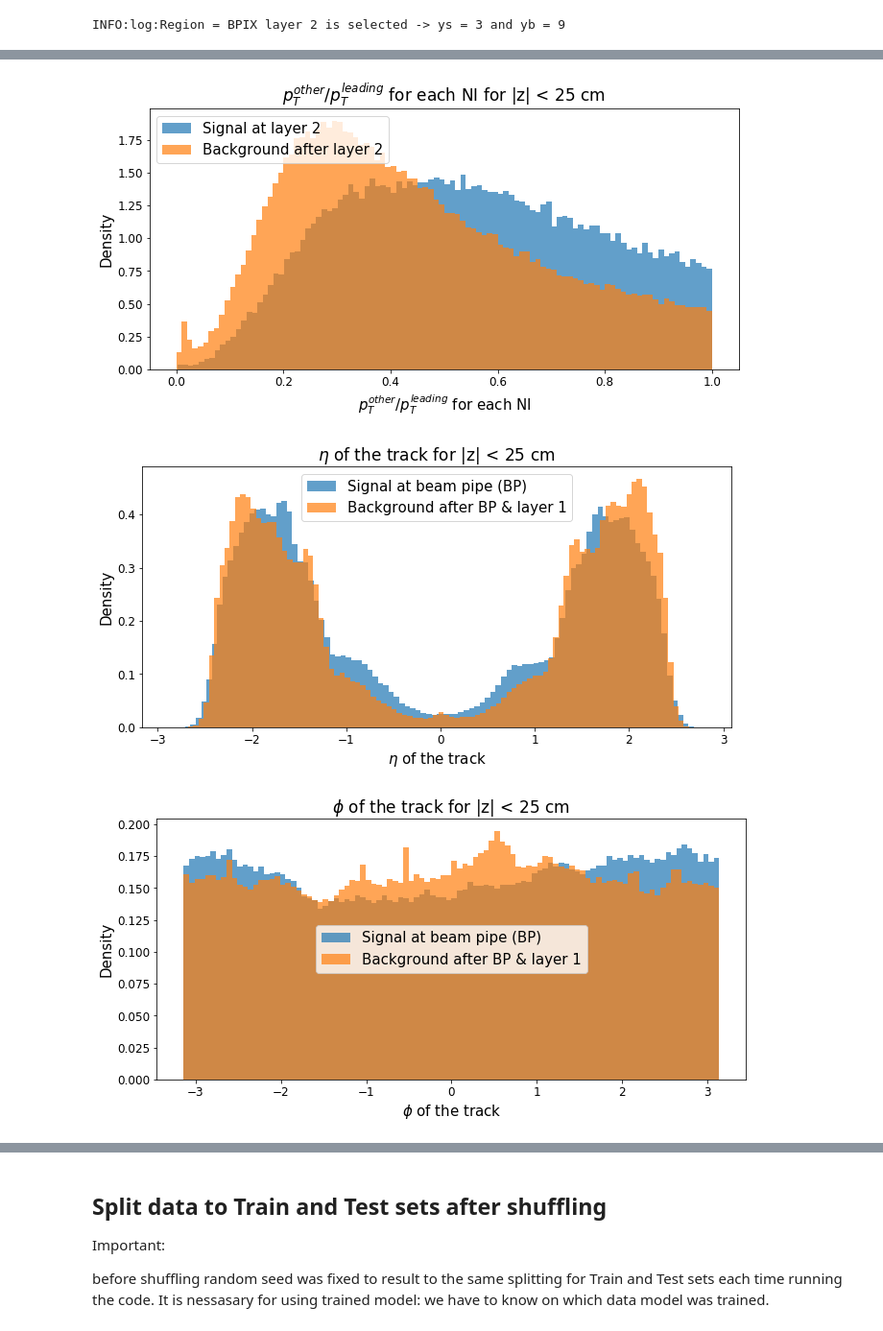
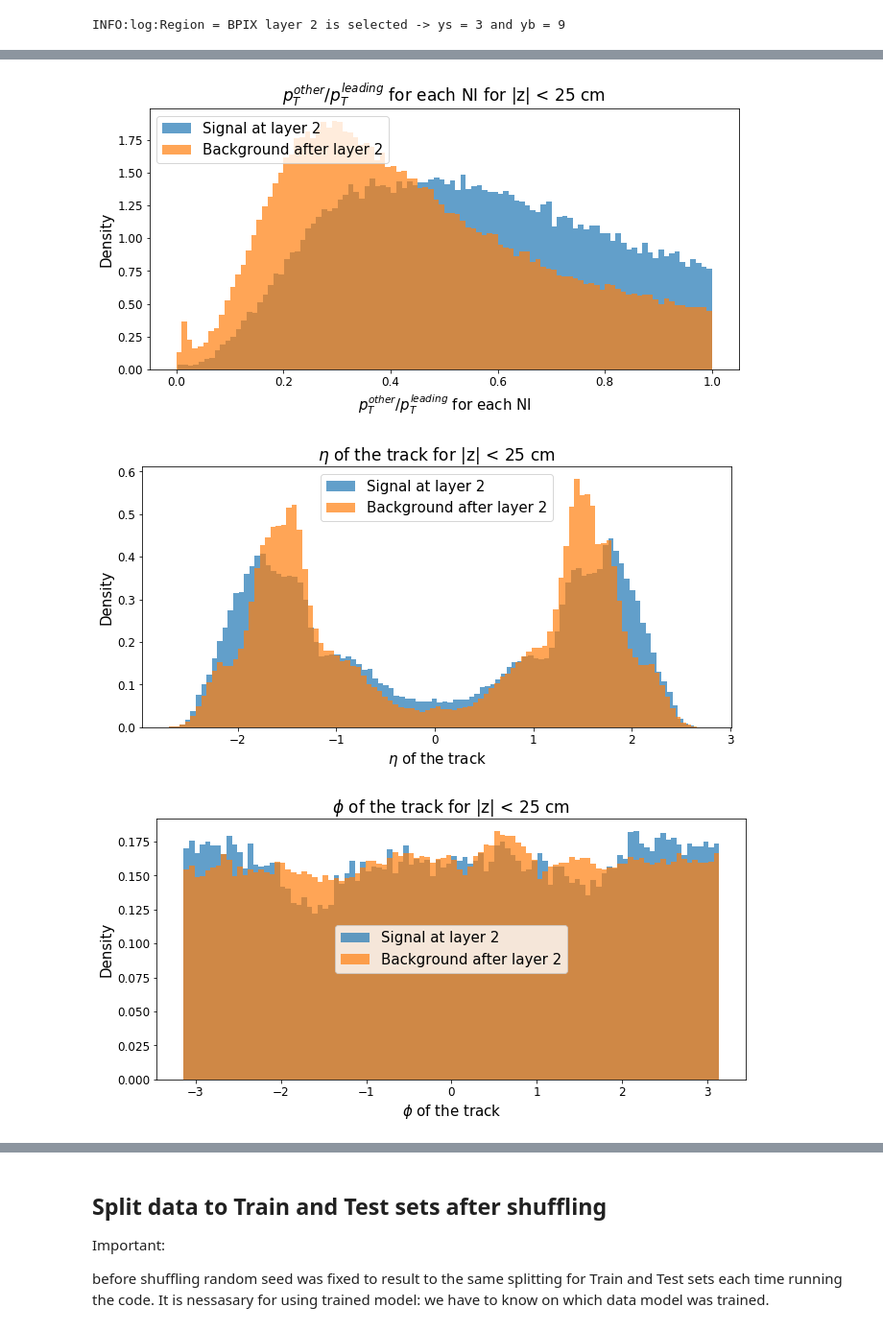
Before and after one commit to kropiv/MLforNI, a Jupyter notebook: NI_ML.ipynb, the cells around one changed output, grey strips where cells are left out. Shown at 96% size. Saved outputs shown, nothing was run; the diff lists cells and outputs as text; code cells hidden in the pictures.

```diff
--- a/NI_ML.ipynb
+++ b/NI_ML.ipynb
@@ -466,16 +468,16 @@ Important:
 before shuffling random seed was fixed to result to the same splitting for Train and Test sets each time running the code. It is nessasary for using trained model: we have to know on which data model was trained.
 # %%
 #X_NN = data[:,4:27] # it will be set later, because we need to know R for Test set to plot it...
-X_NN = data
+X_NN_orig = data
 
 # set rendom seed to avoid different spitting for Train and Test sets each time
 np.random.seed(1)
-perm = np.random.permutation(X_NN.shape[0])
+perm = np.random.permutation(X_NN_orig.shape[0])
 logger.info("shape of perm = " + str(perm.shape))
 #print ("perm = " + str(perm[1:100]))
 
-# permutate X_NN and Y: remove bias, when some parts of detector where not working for exampe...
-X_NN = X_NN[perm]
+# permutate X_NN_orig and Y: remove bias, when some parts of detector where not working for exampe...
+X_NN_orig = X_NN_orig[perm]
 Y_NN    = Y[perm]
 # %% [output]
 INFO:log:shape of perm = (1397381,)
@@ -497,7 +499,7 @@ IndexTrk = np.array([6, 9,  12, 15,  18,            21,               24])
 numTrk = 3 # 3 tracks per vertex
 IndexNI = 6 # start from pT of tracks
 
-Xpt = X_NN[:, IndexNI:(IndexNI+numTrk)]
+Xpt = X_NN_orig[:, IndexNI:(IndexNI+numTrk)]
 
 logger.debug("Xpt befor sort shape = " +str(Xpt.shape))
 logger.debug("Xpt befor sort = " +str(Xpt[1:10,:]))
@@ -517,7 +519,7 @@ logger.debug("argsort of Xpt = " +str(argSortXpt[1:10,:]))
 Xtrk_other = np.array([])
 
 for i_par in range(1,7):
-    Xtrk = X_NN[:,(IndexNI+numTrk*i_par) : (IndexNI+numTrk*(i_par+1))]
+    Xtrk = X_NN_orig[:,(IndexNI+numTrk*i_par) : (IndexNI+numTrk*(i_par+1))]
     Xtrk = np.array(list(map(lambda x, y: y[x], argSortXpt, Xtrk)))
     #if elements(Xtrk_other) == 0 : # check if matrix is empty
     if i_par == 1 : # check if matrix is empty
@@ -525,11 +527,12 @@ for i_par in range(1,7):
     else:
         Xtrk_other = np.c_[Xtrk_other,Xtrk]
 
-logger.debug("X_NN      before sort = " +str(X_NN[1:10,9:]))
+logger.debug("X_NN_orig before sort = " +str(X_NN_orig[1:10,9:]))
 logger.debug("Xtrk_other after sort = " +str(Xtrk_other[1:10,:]))
 
 Xvertex = np.c_[Xpt,Xtrk_other]
 if TrackNorm == True:
+    X_NN = X_NN_orig
     X_NN[:, IndexNI:] = Xvertex
     logger.debug("X_NN after norm pT = " +str(X_NN[1:10,6:]))
 # %% [output]
@@ -654,35 +657,37 @@ def PlotSvsBkg(index_var, varName, picName, num_bins, xmin, xmax, Y_S, Y_B, numP
     elif Y_S == 3:
         plt.savefig('Results/ControlPlots_l2_'+picName+'.pdf')
     elif Y_S == 4:
         plt.savefig('Results/ControlPlots_l3_'+picName+'.pdf')
     else:
         plt.savefig('Results/ControlPlots_'+picName+'.pdf')
     plt.show()
 
 
+# ys = 3 # l2
+# yb = 9
 # Y_S and Y_B are for 7 signal + 4 bkg befor converting to 4 categories
 #          index_var, varName, picName num_bins, xmin, xmax, Y_S, Y_B,    numPar locPos
 # for BP and bkg BP
 PlotSvsBkg(4,         "# of primary vertices","numPV",  100,      0.,   50., ys, yb, 1)
 PlotSvsBkg(5,         "# of NI (barrel and endcap) per event","numPFDV",  40,      0.,   10.,    ys, yb, 1)
 if TrackNorm == False:
     PlotSvsBkg(6,          "$p_T$ (GeV/c)",   "pt",   100,      0.,   2.,    ys, yb, 3)
 else:
     PlotSvsBkg(6,          "leading $p_T$ (GeV/c)",   "pt_leading",   100,      0.,   5.,    ys, yb, 1)
     # plot it till 2. to be sure that we don't have anything above 1, and when it sum it could be till 2:
     PlotSvsBkg(7,          "$\Sigma p_T^{other}/p_T^{leading}$",   "SumPtToLeading",   100,      0.,   2.,    ys, yb, 2, "upper left")
     PlotSvsBkg(7,          "$p_T^{other}/p_T^{leading}$",   "PtToLeading",   100,      0.,   2.,    ys, yb, 2, "upper left")
-PlotSvsBkg(9,          "$\eta$", "eta",  100,      -5.,   5.,    0,    8, 3, "upper center")
-PlotSvsBkg(12,         "$\phi$",   "phi",  100,      -5.,   5.,    0,    8, 3, "center")
-PlotSvsBkg(15,         "$\chi^2$", "chi2",  100,      0.,   80.,    0,    8, 3)
+PlotSvsBkg(9,          "$\eta$", "eta",  100,      -5.,   5.,    ys, yb, 3, "upper center")
+PlotSvsBkg(12,         "$\phi$",   "phi",  100,      -5.,   5.,    ys, yb, 3, "center")
+PlotSvsBkg(15,         "$\chi^2$", "chi2",  100,      0.,   80.,    ys, yb, 3)
 PlotSvsBkg(18,         "normalized $\chi^2$","normalizedChi2",  100,      0.,   3., ys, yb, 3)
 PlotSvsBkg(21,         "# of valid hits","numberOfValidHits",  70,      0.,   35.,  ys, yb, 3)
 PlotSvsBkg(24,         "algorithm","algorithm",  50,      0.,   50.,    ys, yb, 3)
 # %% [output]
 [figure]
 [figure]
 [figure]
 [figure]
 [figure]
-[figure, old version]
+[figure, new version]
-[figure, old version]
+[figure, new version]
```
Also changed, not shown: parts of 8 cells of this notebook.
